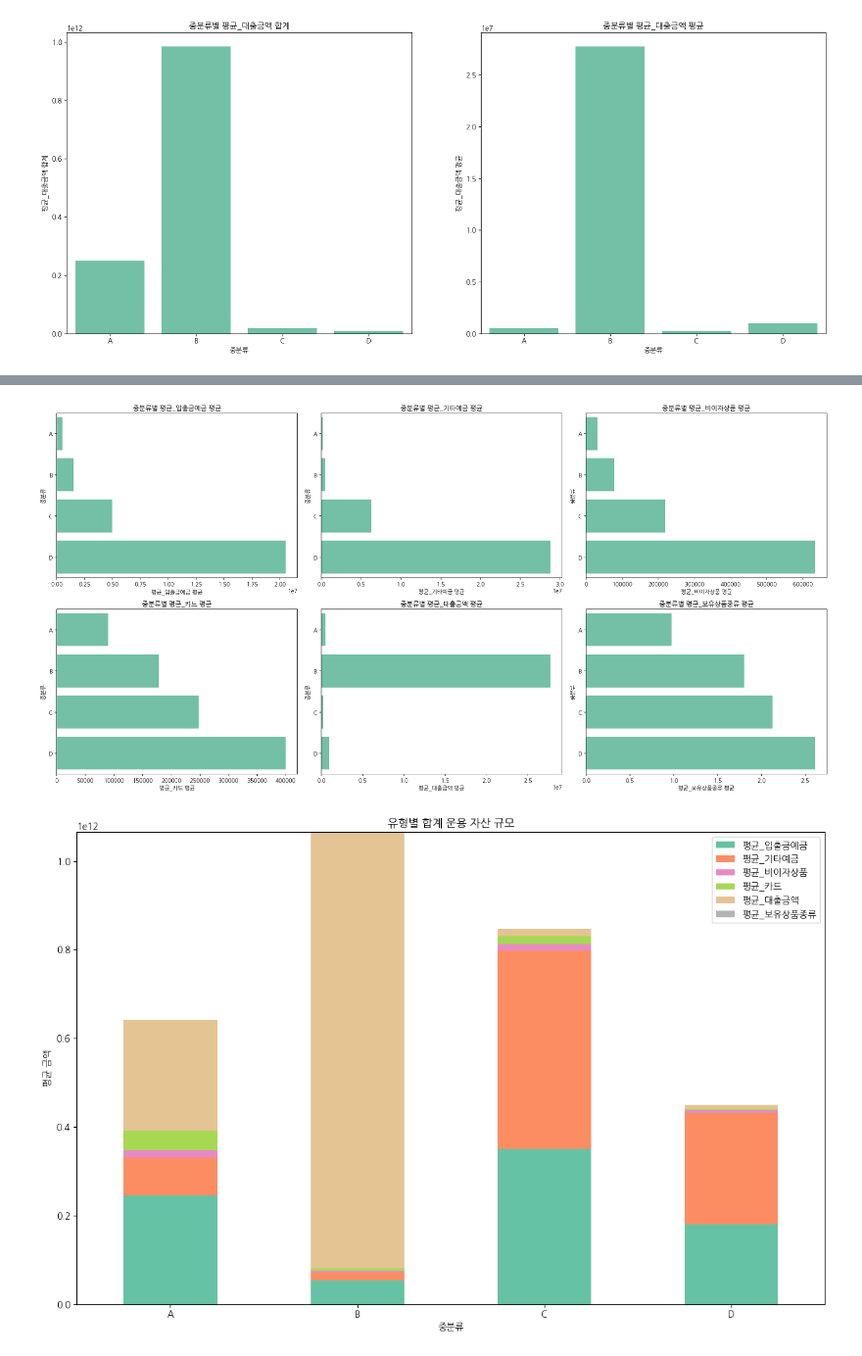
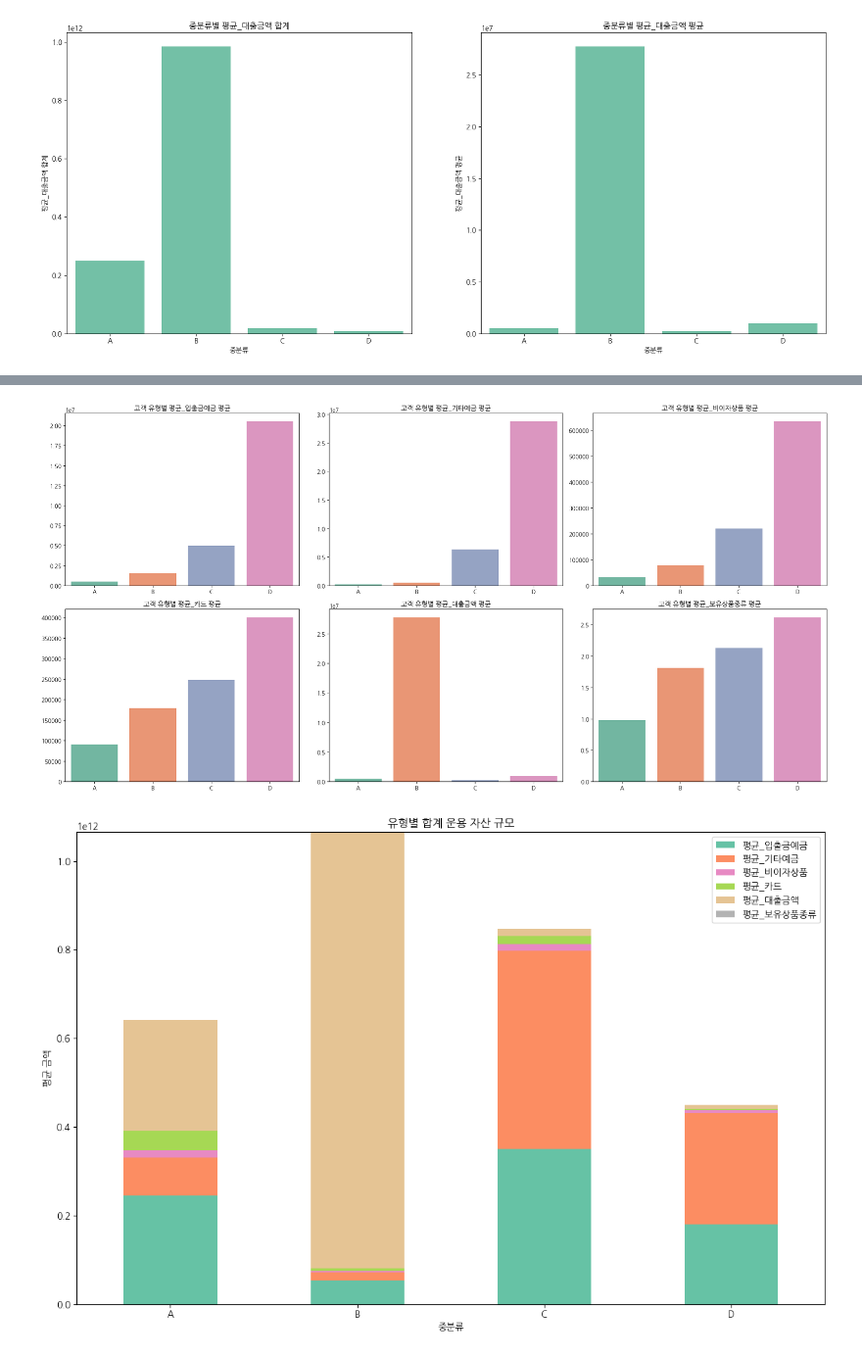
Before and after one commit to shs1018/iM_DiGital_Banker_academy, a Jupyter notebook: projects/iMBank_pj5/cluster_analyze.ipynb, the cells around one changed output, grey strips where cells are left out. Shown at 98% size. Cells and saved outputs as stored; diff of their text form; code cells hidden in the pictures.

Commit message:
PJ5 Visualization

```diff
--- a/projects/iMBank_pj5/cluster_analyze.ipynb
+++ b/projects/iMBank_pj5/cluster_analyze.ipynb
@@ -220,20 +269,20 @@ plt.show()
 # %%
 financial_columns = ['평균_입출금예금', '평균_기타예금', '평균_비이자상품', '평균_카드', '평균_대출금액', '평균_보유상품종류']
 
 fig, axs = plt.subplots(2, 3, figsize=(20, 10))
 
 for i, column in enumerate(financial_columns):
     row = i // 3
     col = i % 3
-    sns.barplot(x=column, y='중분류', data=dat_1, ci=None, order=['A', 'B', 'C', 'D'], color=color, ax=axs[row, col]) # 자동으로 평균으로 계산하는듯
-    axs[row, col].set_title(f'중분류별 {column} 평균')
-    axs[row, col].set_xlabel(f'{column} 평균')
-    axs[row, col].set_ylabel('중분류')
+    sns.barplot(y=column, x='중분류', data=dat_1, ci=None, order=['A', 'B', 'C', 'D'], palette='Set2', ax=axs[row, col]) # 자동으로 평균으로 계산하는듯
+    axs[row, col].set_title(f'고객 유형별 {column} 평균')
+    axs[row, col].set_ylabel('')
+    axs[row, col].set_xlabel('') #.set_xlabel('고객 유형')
 
 plt.tight_layout()
 plt.show()
 # %% [output]
-[figure, old version]
+[figure, new version]
 # %%
 # '중분류' 열의 고유 값 및 원하는 순서 정의
 categories = ['A', 'B', 'C', 'D']
```
Also changed, not shown: parts of 16 cells of this notebook, 3 other files.
